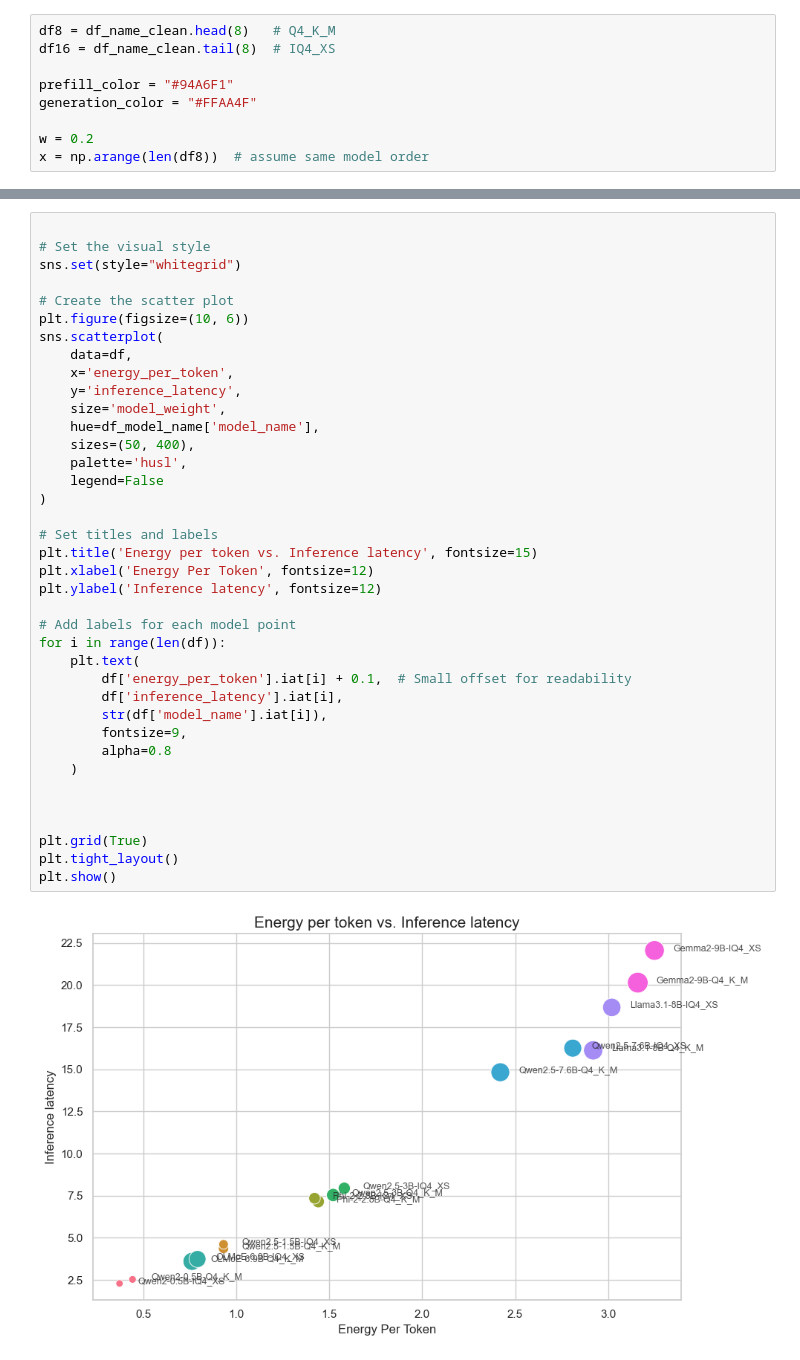
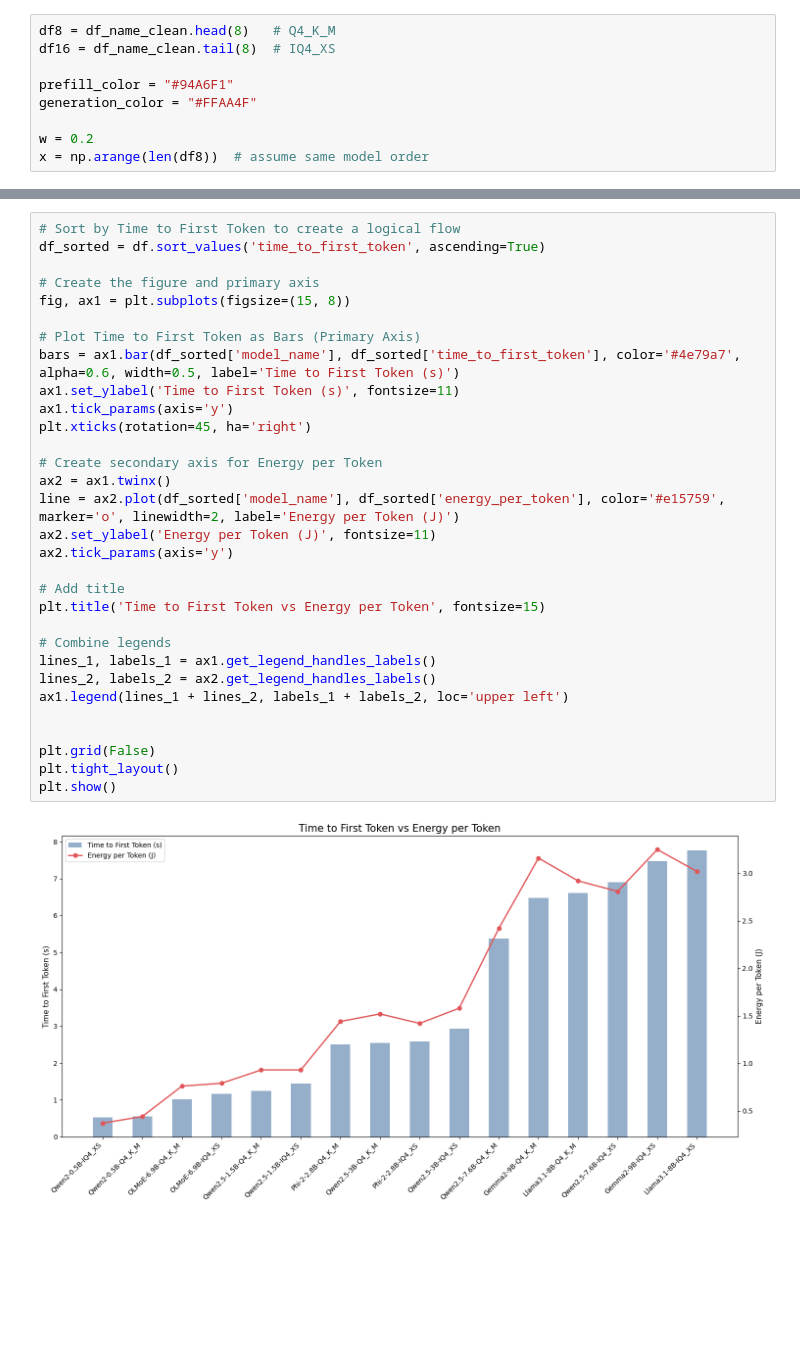
Before and after one commit to ehsaani/LLMs-on-Devices, a Jupyter notebook: experiment_runner/Results/EDA.ipynb, the cells around one changed output, grey strips where cells are left out. Drawn from its saved outputs; the diff is of its cells as text; blank space fills up the shorter version.

```diff
--- a/experiment_runner/Results/EDA.ipynb
+++ b/experiment_runner/Results/EDA.ipynb
@@ -368,40 +287,33 @@ plt.show()
-# %%
-
-# Set the visual style
-sns.set(style="whitegrid")
-
-# Create the scatter plot
-plt.figure(figsize=(10, 6))
-sns.scatterplot(
-    data=df,
-    x='energy_per_token',
-    y='inference_latency',
-    size='model_weight',
-    hue=df_model_name['model_name'],
-    sizes=(50, 400),
-    palette='husl',
-    legend=False
-)
-
-# Set titles and labels
-plt.title('Energy per token vs. Inference latency', fontsize=15)
-plt.xlabel('Energy Per Token', fontsize=12)
-plt.ylabel('Inference latency', fontsize=12)
-
-# Add labels for each model point
-for i in range(len(df)):
-    plt.text(
-        df['energy_per_token'].iat[i] + 0.1,  # Small offset for readability
-        df['inference_latency'].iat[i],
-        str(df['model_name'].iat[i]),
-        fontsize=9,
-        alpha=0.8
-    )
-
-
-
-plt.grid(True)
-plt.tight_layout()
-plt.show()
-# %% [output]
-[figure, removed]
+# %%
+# Sort by Time to First Token to create a logical flow
+df_sorted = df.sort_values('time_to_first_token', ascending=True)
+
+# Create the figure and primary axis
+fig, ax1 = plt.subplots(figsize=(15, 8))
+
+# Plot Time to First Token as Bars (Primary Axis)
+bars = ax1.bar(df_sorted['model_name'], df_sorted['time_to_first_token'], color='#4e79a7', alpha=0.6, width=0.5, label='Time to First Token (s)')
+ax1.set_ylabel('Time to First Token (s)', fontsize=11)
+ax1.tick_params(axis='y')
+plt.xticks(rotation=45, ha='right')
+
+# Create secondary axis for Energy per Token
+ax2 = ax1.twinx()
+line = ax2.plot(df_sorted['model_name'], df_sorted['energy_per_token'], color='#e15759', marker='o', linewidth=2, label='Energy per Token (J)')
+ax2.set_ylabel('Energy per Token (J)', fontsize=11)
+ax2.tick_params(axis='y')
+
+# Add title
+plt.title('Time to First Token vs Energy per Token', fontsize=15)
+
+# Combine legends
+lines_1, labels_1 = ax1.get_legend_handles_labels()
+lines_2, labels_2 = ax2.get_legend_handles_labels()
+ax1.legend(lines_1 + lines_2, labels_1 + labels_2, loc='upper left')
+
+
+plt.grid(False)
+plt.tight_layout()
+plt.show()
+# %% [output]
+[figure, added]
```
Also changed, not shown: parts of 13 cells of this notebook.
